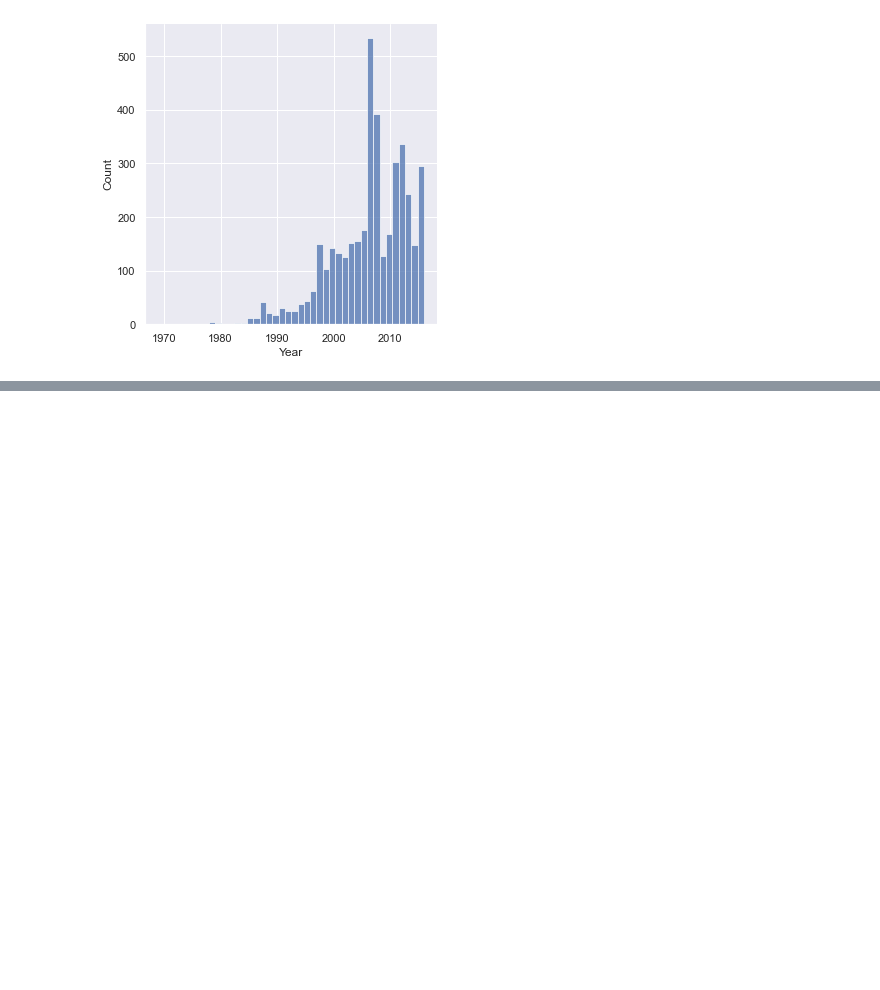
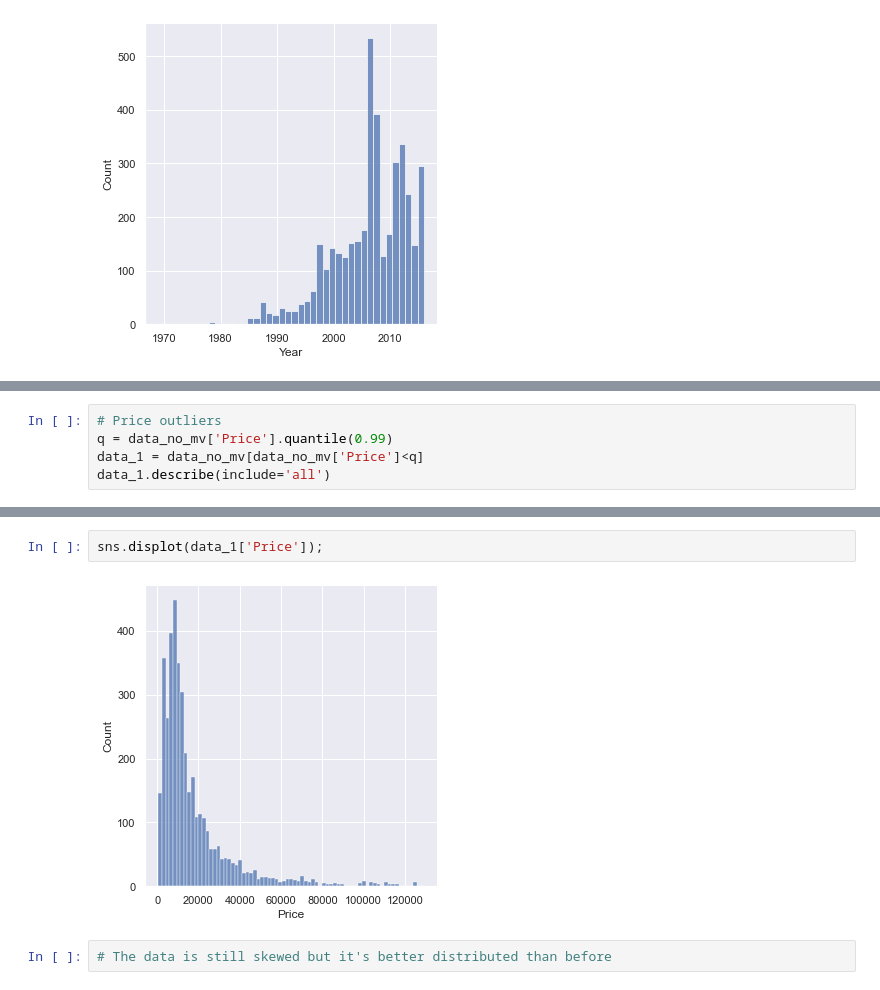
Before and after one commit to tomasz-urban/Jupyter, a Jupyter notebook: DS_bootcamp/linear_regression_sklearn/car_sales_example_project.ipynb, the cells around one changed output, grey strips where cells are left out. Drawn from its saved outputs; the diff is of its cells as text; blank space fills up the shorter version.

Commit message:
complete data preprocessing - outliers removed, indexes reset

```diff
--- a/DS_bootcamp/linear_regression_sklearn/car_sales_example_project.ipynb
+++ b/DS_bootcamp/linear_regression_sklearn/car_sales_example_project.ipynb
@@ -134,0 +137,5 @@ sns.displot(data_no_mv['Year']);
+# %%
+# Price outliers
+q = data_no_mv['Price'].quantile(0.99)
+data_1 = data_no_mv[data_no_mv['Price']<q]
+data_1.describe(include='all')
@@ -134,0 +155,6 @@ sns.displot(data_no_mv['Year']);
+# %%
+sns.displot(data_1['Price']);
+# %% [output]
+[figure, added]
+# %%
+# The data is still skewed but it's better distributed than before
```
Also changed, not shown: parts of 11 cells of this notebook.
